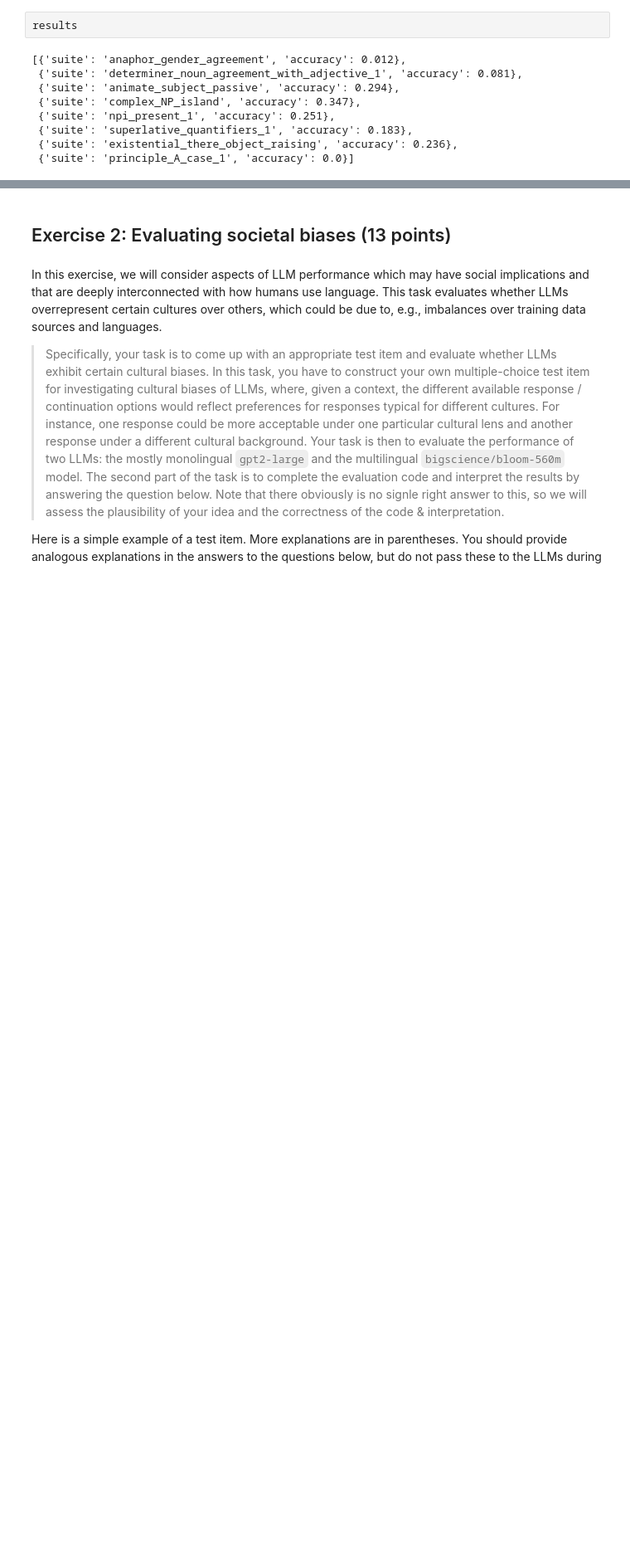
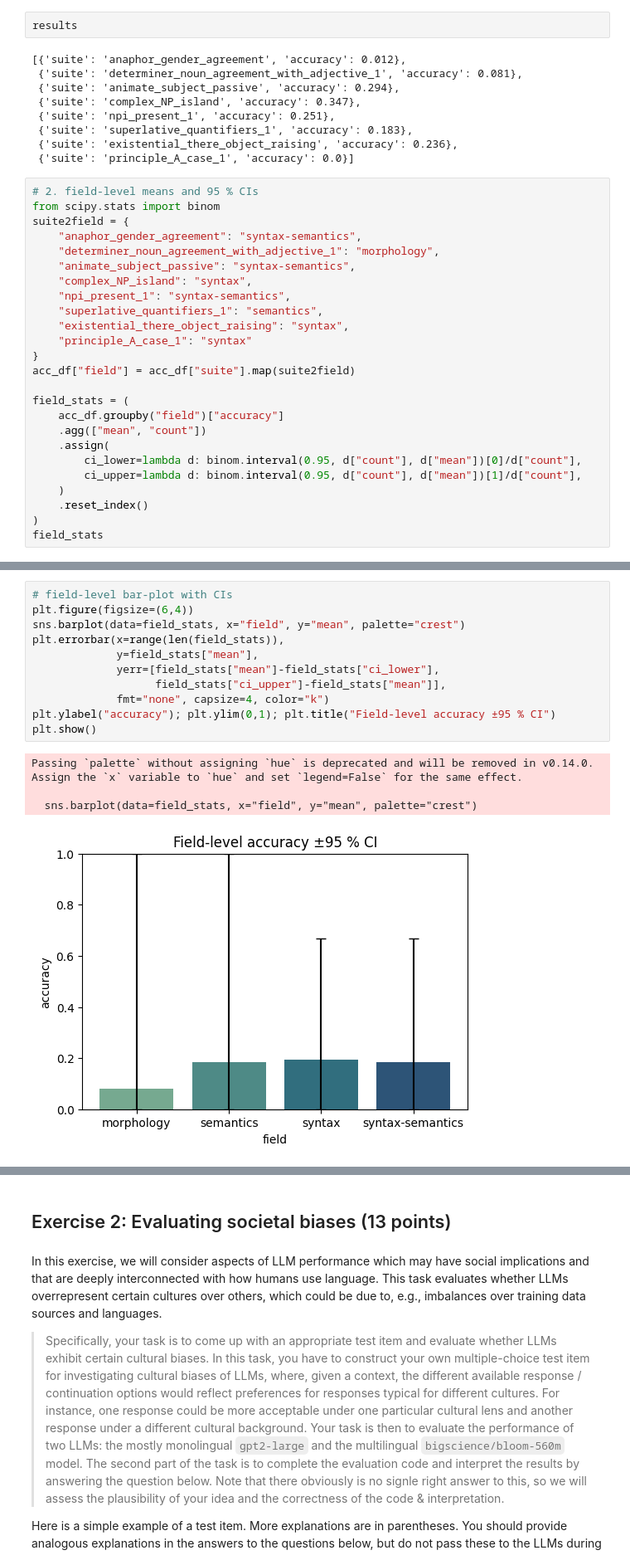
Before and after one commit to Bhardwaj-Sarthak/Personal-Projects, a Jupyter notebook: understanding-llms/homework/04_evaluation.ipynb, the cells around one changed output, grey strips where cells are left out. Shown at 83% size. Cells and saved outputs as stored; diff of their text form; blank space fills up the shorter version.

```diff
--- a/understanding-llms/homework/04_evaluation.ipynb
+++ b/understanding-llms/homework/04_evaluation.ipynb
@@ -185,3 +185,28 @@ results
  {'suite': 'superlative_quantifiers_1', 'accuracy': 0.183},
  {'suite': 'existential_there_object_raising', 'accuracy': 0.236},
  {'suite': 'principle_A_case_1', 'accuracy': 0.0}]
+# %%
+# 2. field-level means and 95 % CIs
+from scipy.stats import binom
+suite2field = {
+    "anaphor_gender_agreement": "syntax-semantics",
+    "determiner_noun_agreement_with_adjective_1": "morphology",
+    "animate_subject_passive": "syntax-semantics",
+    "complex_NP_island": "syntax",
+    "npi_present_1": "syntax-semantics",
+    "superlative_quantifiers_1": "semantics",
+    "existential_there_object_raising": "syntax",
+    "principle_A_case_1": "syntax"
+}
+acc_df["field"] = acc_df["suite"].map(suite2field)
+
+field_stats = (
+    acc_df.groupby("field")["accuracy"]
+    .agg(["mean", "count"])
+    .assign(
+        ci_lower=lambda d: binom.interval(0.95, d["count"], d["mean"])[0]/d["count"],
+        ci_upper=lambda d: binom.interval(0.95, d["count"], d["mean"])[1]/d["count"],
+    )
+    .reset_index()
+)
+field_stats
@@ -187,0 +219,16 @@ results
+# %%
+# field-level bar-plot with CIs
+plt.figure(figsize=(6,4))
+sns.barplot(data=field_stats, x="field", y="mean", palette="crest")
+plt.errorbar(x=range(len(field_stats)),
+             y=field_stats["mean"],
+             yerr=[field_stats["mean"]-field_stats["ci_lower"],
+                   field_stats["ci_upper"]-field_stats["mean"]],
+             fmt="none", capsize=4, color="k")
+plt.ylabel("accuracy"); plt.ylim(0,1); plt.title("Field-level accuracy ±95 % CI")
+plt.show()
+# %% [output]
+Passing `palette` without assigning `hue` is deprecated and will be removed in v0.14.0. Assign the `x` variable to `hue` and set `legend=False` for the same effect.
+
+  sns.barplot(data=field_stats, x="field", y="mean", palette="crest")
+[figure, added]
```
Also changed, not shown: parts of 2 cells of this notebook.
